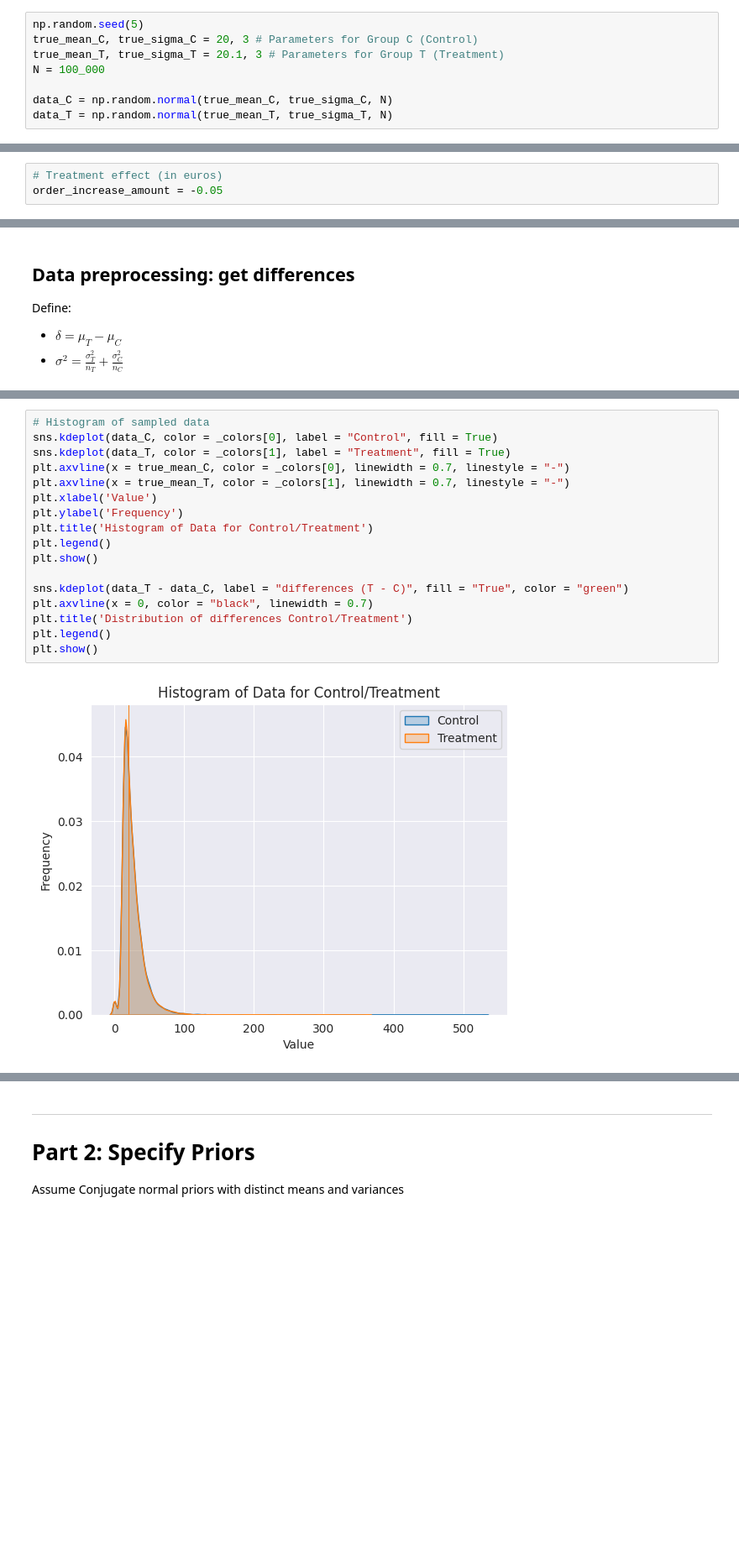
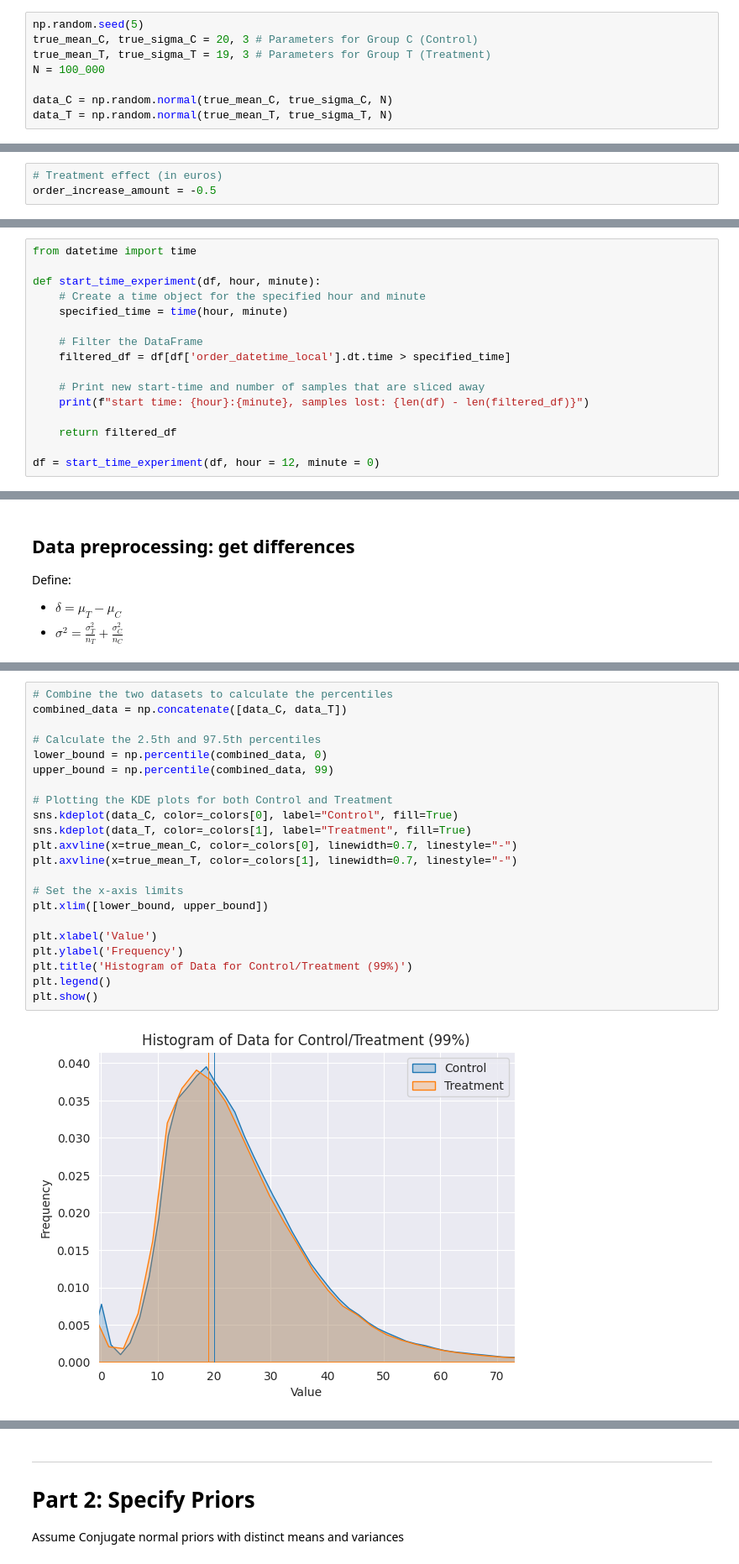
Before and after one commit to Richie-Lee/Bayesian_AB_Test, a Jupyter notebook: Bayesian_AB_Continuous_Deng_Wan.ipynb, the cells around one changed output, grey strips where cells are left out. Shown at 84% size. Saved outputs shown, nothing was run; the diff lists cells and outputs as text; blank space fills up the shorter version.

Commit message:
Updated with real data

```diff
--- a/Bayesian_AB_Continuous_Deng_Wan.ipynb
+++ b/Bayesian_AB_Continuous_Deng_Wan.ipynb
@@ -23,7 +24,7 @@ _colors = plt.rcParams['axes.prop_cycle'].by_key()['color']
 # %%
 np.random.seed(5)
 true_mean_C, true_sigma_C = 20, 3 # Parameters for Group C (Control)
-true_mean_T, true_sigma_T = 20.1, 3 # Parameters for Group T (Treatment)
+true_mean_T, true_sigma_T = 19, 3 # Parameters for Group T (Treatment)
 N = 100_000
 
 data_C = np.random.normal(true_mean_C, true_sigma_C, N)
@@ -79,3 +83,3 @@ df
 # %%
 # Treatment effect (in euros)
-order_increase_amount = -0.05
+order_increase_amount = -0.5
@@ -81,0 +89,16 @@ order_increase_amount = -0.05
+# %%
+from datetime import time
+
+def start_time_experiment(df, hour, minute):
+    # Create a time object for the specified hour and minute
+    specified_time = time(hour, minute)
+
+    # Filter the DataFrame
+    filtered_df = df[df['order_datetime_local'].dt.time > specified_time]
+
+    # Print new start-time and number of samples that are sliced away
+    print(f"start time: {hour}:{minute}, samples lost: {len(df) - len(filtered_df)}")
+
+    return filtered_df
+
+df = start_time_experiment(df, hour = 12, minute = 0)
@@ -158,19 +207,24 @@ delta: -0.0432, sigma^2: 0.0057
 # %%
-# Histogram of sampled data
-sns.kdeplot(data_C, color = _colors[0], label = "Control", fill = True)
-sns.kdeplot(data_T, color = _colors[1], label = "Treatment", fill = True)
-plt.axvline(x = true_mean_C, color = _colors[0], linewidth = 0.7, linestyle = "-")
-plt.axvline(x = true_mean_T, color = _colors[1], linewidth = 0.7, linestyle = "-")
+# Combine the two datasets to calculate the percentiles
+combined_data = np.concatenate([data_C, data_T])
+
+# Calculate the 2.5th and 97.5th percentiles
+lower_bound = np.percentile(combined_data, 0)
+upper_bound = np.percentile(combined_data, 99)
+
+# Plotting the KDE plots for both Control and Treatment
+sns.kdeplot(data_C, color=_colors[0], label="Control", fill=True)
+sns.kdeplot(data_T, color=_colors[1], label="Treatment", fill=True)
+plt.axvline(x=true_mean_C, color=_colors[0], linewidth=0.7, linestyle="-")
+plt.axvline(x=true_mean_T, color=_colors[1], linewidth=0.7, linestyle="-")
+
+# Set the x-axis limits
+plt.xlim([lower_bound, upper_bound])
+
 plt.xlabel('Value')
 plt.ylabel('Frequency')
-plt.title('Histogram of Data for Control/Treatment')
+plt.title('Histogram of Data for Control/Treatment (99%)')
 plt.legend()
 plt.show()
-
-sns.kdeplot(data_T - data_C, label = "differences (T - C)", fill = "True", color = "green")
-plt.axvline(x = 0, color = "black", linewidth = 0.7)
-plt.title('Distribution of differences Control/Treatment')
-plt.legend()
-plt.show()
 # %% [output]
-[figure, old version]
+[figure, new version]
```
Also changed, not shown: parts of 23 cells of this notebook.
